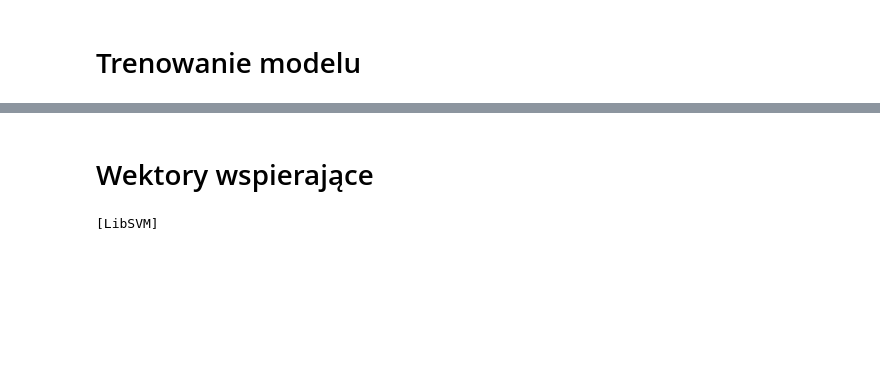
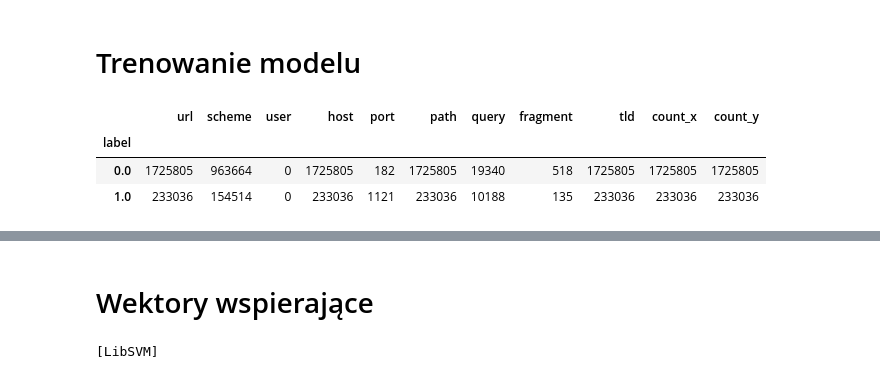
Before and after one commit to knmlprz/mallicious-url-model, a Jupyter notebook: Notebooks/Second_model-combined-URLs.ipynb, the cells around one changed output, grey strips where cells are left out. Drawn from its saved outputs; the diff is of its cells as text; code cells hidden in the pictures; blank space fills up the shorter version.

```diff
--- a/Notebooks/Second_model-combined-URLs.ipynb
+++ b/Notebooks/Second_model-combined-URLs.ipynb
@@ -174,12 +163,12 @@ array([[ 1., 14.,  2., ...,  0.,  0.,  0.],
 # %% [markdown]
 # Trenowanie modelu
 # %%
-from sklearn.linear_model import LogisticRegression
-from sklearn.metrics import classification_report
-from sklearn.metrics import confusion_matrix
-from sklearn.model_selection import train_test_split
-from sklearn.preprocessing import StandardScaler
-from sklearn import metrics
 sc = StandardScaler()
-
 dane = df
+label_distribution = df.groupby("label").count()
+label_distribution
+# %% [output]
+|  | url | scheme | user | host | port | path | query | fragment | tld | count_x | count_y |
+| label |  |  |  |  |  |  |  |  |  |  |  |
+| 0.0 | 1725805 | 963664 | 0 | 1725805 | 182 | 1725805 | 19340 | 518 | 1725805 | 1725805 | 1725805 |
+| 1.0 | 233036 | 154514 | 0 | 233036 | 1121 | 233036 | 10188 | 135 | 233036 | 233036 | 233036 |
```
Also changed, not shown: parts of 25 cells of this notebook.
